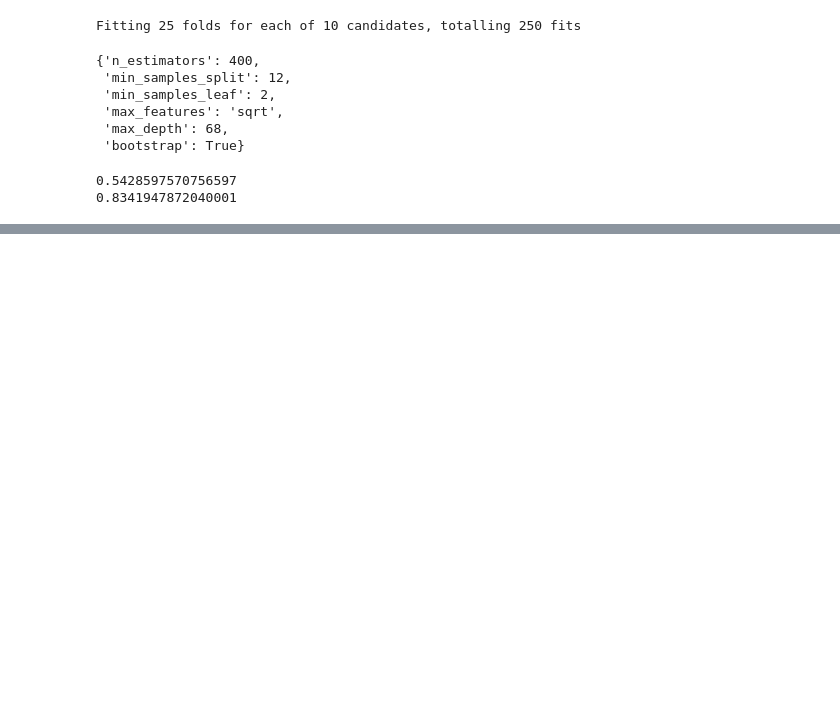
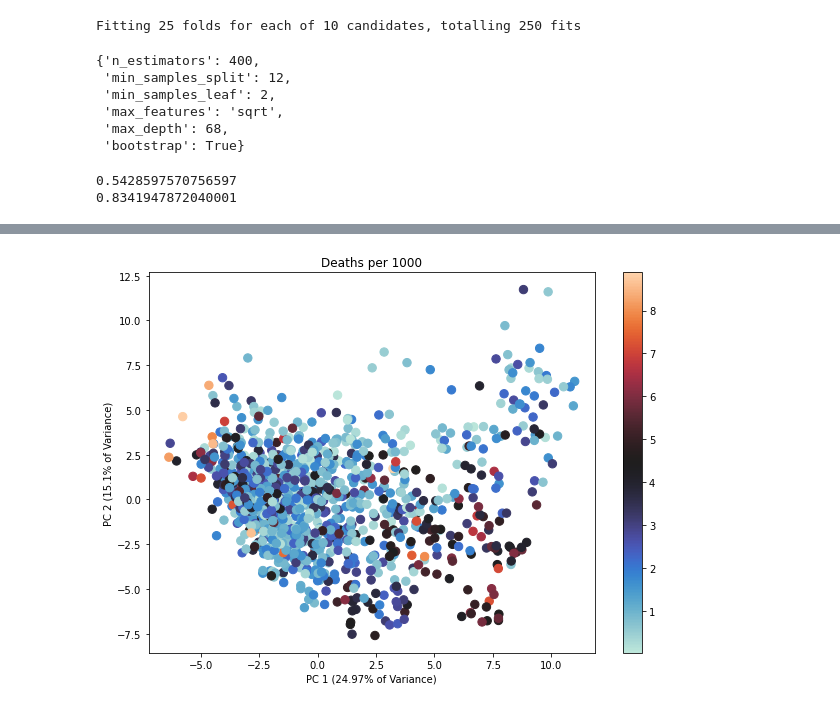
Before and after one commit to uic-cs418/modeling-the-pandemic, a Jupyter notebook: ML_analyses.ipynb, the cells around one changed output, grey strips where cells are left out. Saved outputs shown, nothing was run; the diff lists cells and outputs as text; code cells hidden in the pictures; blank space fills up the shorter version.

```diff
--- a/ML_analyses.ipynb
+++ b/ML_analyses.ipynb
@@ -929,0 +222,6 @@ print(np.mean(test_error))
+# %%
+pca2, xpca2 = form_PCA(X_train)
+
+plot_pca(xpca2, pca2, y_train, "Deaths per 1000")
+# %% [output]
+[figure, added]
```
Also changed, not shown: parts of 52 cells of this notebook, 2 other files.
